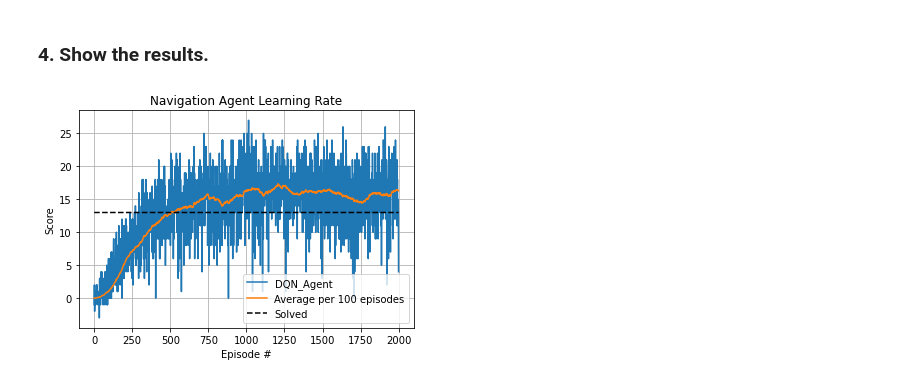
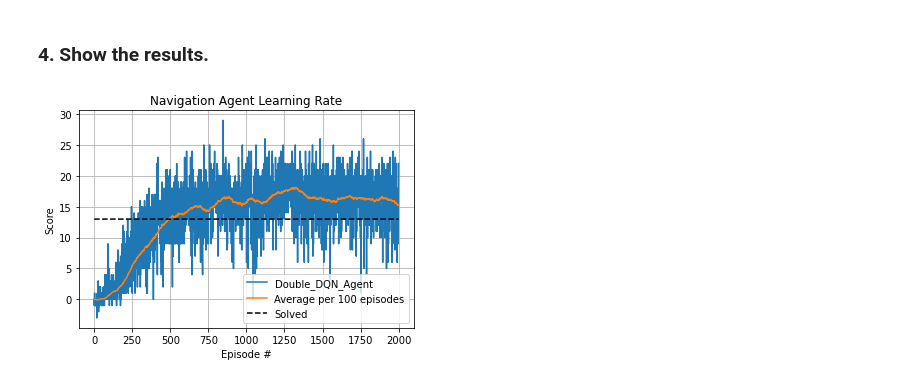
Before and after one commit to JSheldon3488/DeepRL_Navigation, a Jupyter notebook: Navigation.ipynb, the cells around one changed output. Saved outputs shown, nothing was run; the diff lists cells and outputs as text; code cells hidden in the pictures.

Commit message:
Added Double DQN Agent

```diff
--- a/Navigation.ipynb
+++ b/Navigation.ipynb
@@ -96,8 +96,6 @@ States have length: 37
 # %% [markdown]
 ### 3. Take Actions and learn in the Environment
 # %%
-train = False
-
 def simulation(Agent, num_episodes=2000, eps_start=1.0, eps_end=0.005, eps_decay=0.995):
     """Run simulations in the environment and learn from the experiences. This will train the Agent.
 
@@ -135,12 +133,19 @@ def simulation(Agent, num_episodes=2000, eps_start=1.0, eps_end=0.005, eps_decay
     torch.save(Agent.qnetwork_local.state_dict(), f"C:\Dev\Python\RL\\Navigation_Project\p1_navigation\checkpoints\\{Agent}.pth")
     #Save scores to file so we do not need to rerun the entire simulation
     f = open(f"C:\Dev\Python\RL\\Navigation_Project\p1_navigation\saved_scores\\{Agent}.txt", 'w')
-    s1 = '\n'.join([str(s) for s in dqn_scores])
+    s1 = '\n'.join([str(s) for s in scores])
     f.write(s1)
     f.close()
+
     return scores
 
+# Setup what sort of simulation you want
+train_dqn = False
+train_double_dqn = True
 dqn_agent = Agent(state_size, action_size, 88)
-if train:
+double_dqn_agent = DoubleDQN_Agent(state_size, action_size, 88)
+if train_dqn:
     simulation(dqn_agent)
+if train_double_dqn:
+    simulation(double_dqn_agent)
 env.close()
@@ -158,32 +181,38 @@ def graph_results(Agents, save_graph=True):
     for agent in Agents:
         with open(f"C:\Dev\Python\RL\\Navigation_Project\p1_navigation\saved_scores\\{agent}.txt", 'r') as f:
             scores = f.read().splitlines()
             scores = [float(score) for score in scores]
             agent_scores.append((str(agent), scores))
 
     # Setup up graph
     fig, ax = plt.subplots()
     ax.set(xlabel="Episode #", ylabel='Score', title="Navigation Agent Learning Rate")
     ax.grid()
     save_name = ""
     # Graph all the results
     for name, score in agent_scores:
         #Plot Scores
         ax.plot(np.arange(len(score)), score, label=f"{name}")
         save_name += f"{name}_"
         # Plot rolling average
         rolling_average = np.convolve(score, np.ones(100)/100)
         rolling_average = rolling_average[:-100] #Removes tail that is window_size < 100
         ax.plot(np.arange(len(rolling_average)), rolling_average, label="Average per 100 episodes")
     # Plot solved line
     ax.plot(np.arange(len(agent_scores[0][1])), np.ones(len(agent_scores[0][1]))*13, color='black', linestyle='dashed', label="Solved")
     ax.legend()
 
     if save_graph:
         filepath = f"C:\Dev\Python\RL\\Navigation_Project\p1_navigation\images\\{save_name}.png"
         fig.savefig(filepath)
     plt.show()
 
-graph_results([dqn_agent])
+# Setup what sort of graphs you want
+graph_dqn = False
+graph_double_dqn = True
+if graph_dqn:
+    graph_results([dqn_agent])
+if graph_double_dqn:
+    graph_results([double_dqn_agent])
 # %% [output]
-[figure, old version]
+[figure, new version]
```
Also changed, not shown: parts of 2 cells of this notebook, 4 other files.
